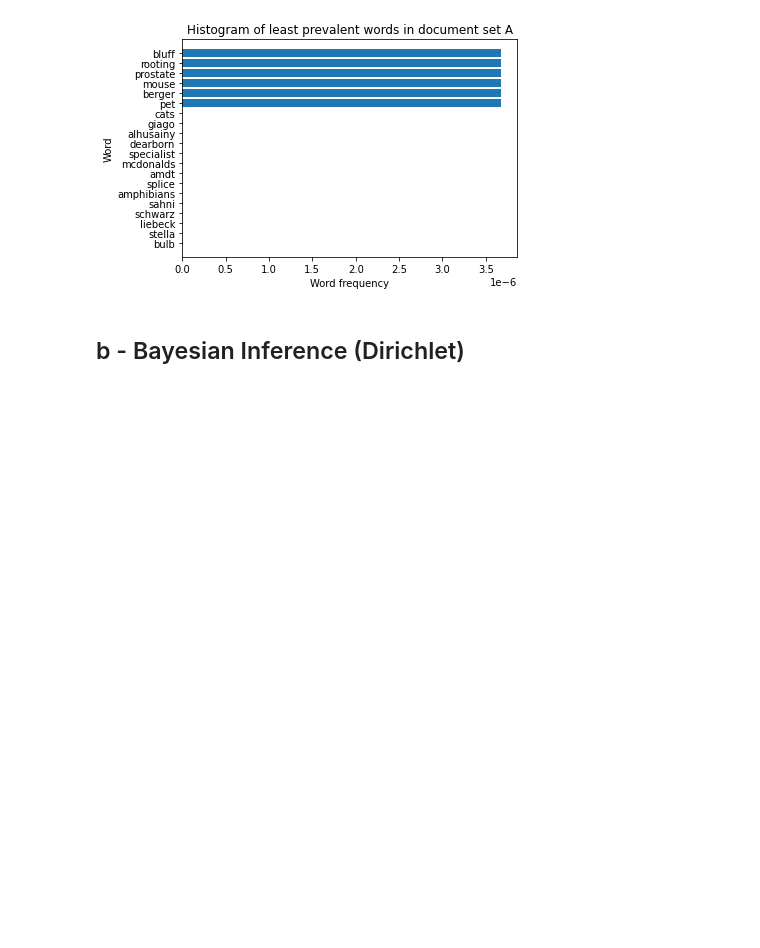
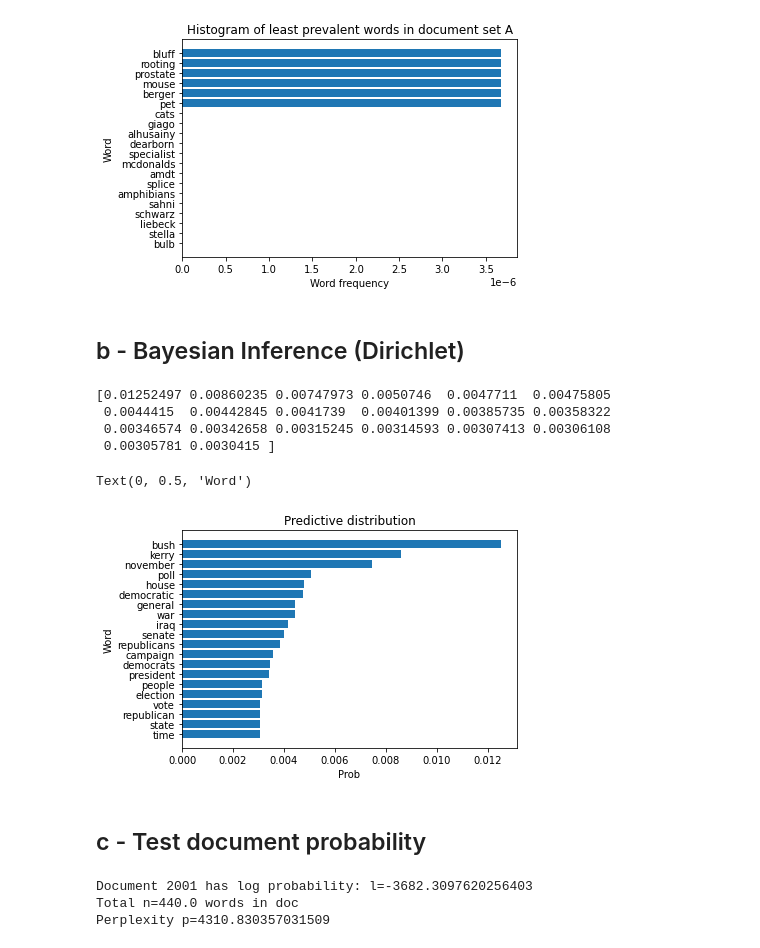
Before and after one commit to LozzaTray/4F10, a Jupyter notebook: C3/code/cw3.ipynb, the cells around one changed output. Drawn from its saved outputs; the diff is of its cells as text; code cells hidden in the pictures; blank space fills up the shorter version.

```diff
--- a/C3/code/cw3.ipynb
+++ b/C3/code/cw3.ipynb
@@ -82,3 +82,56 @@ Text(0, 0.5, 'Word')
 [figure]
 # %% [markdown]
 ## b - Bayesian Inference (Dirichlet)
+# %%
+a = 5
+prior_counts = a * np.ones(W)
+
+posterior_counts = word_counts + prior_counts
+total_count = np.sum(posterior_counts)
+
+posterior_freqs = np.true_divide(posterior_counts, total_count)
+# %%
+cutoff = 20
+top_word_indices = np.argsort(posterior_freqs)[::-1][:cutoff]
+top_frequencies = posterior_freqs[top_word_indices]
+top_words = [word[0] for word in V[top_word_indices, 0]]
+
+print(top_frequencies)
+
+plt.barh(top_words[::-1], top_frequencies[::-1])
+plt.title("Predictive distribution")
+plt.xlabel("Prob")
+plt.ylabel("Word")
+# %% [output]
+[0.01252497 0.00860235 0.00747973 0.0050746  0.0047711  0.00475805
+ 0.0044415  0.00442845 0.0041739  0.00401399 0.00385735 0.00358322
+ 0.00346574 0.00342658 0.00315245 0.00314593 0.00307413 0.00306108
+ 0.00305781 0.0030415 ]
+Text(0, 0.5, 'Word')
+[figure, added]
+# %% [markdown]
+## c - Test document probability
+# %%
+doc_id = 2001
+doc_indices = np.where(B[:, 0] == doc_id)  # get all occurrences of document d in the training data
+
+doc_word_counts = np.zeros(W)
+
+word_ids = np.array(B[doc_indices, 1])  # unique word id's in document d
+counts = np.array(B[doc_indices, 2])  # counts of words in document d
+doc_word_counts[word_ids-1] += counts  # marry correct ordering
+
+n = np.sum(doc_word_counts).astype(int)
+
+log_post_freqs = np.log(posterior_freqs)
+log_prob = np.dot(doc_word_counts, log_post_freqs)
+
+perplexity = np.exp(- log_prob / n)
+
+print("Document {} has log probability: l={}".format(doc_id, log_prob))
+print("Total n={} words in doc".format(n))
+print("Perplexity p={}".format(perplexity))
+# %% [output]
+Document 2001 has log probability: l=-3682.3097620256403
+Total n=440.0 words in doc
+Perplexity p=4310.830357031509
```
Also changed, not shown: parts of 1 cell of this notebook, 2 other files.
